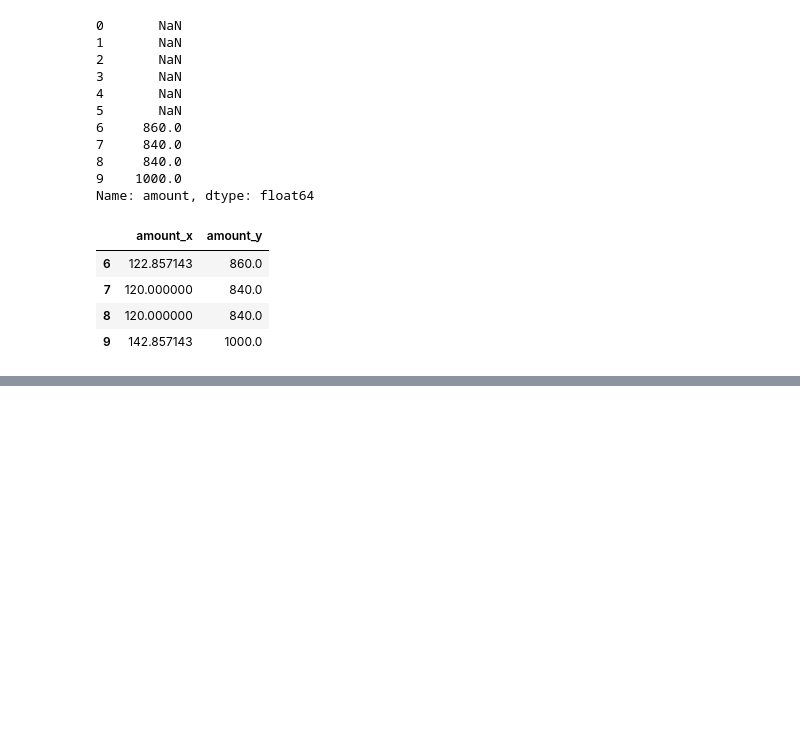
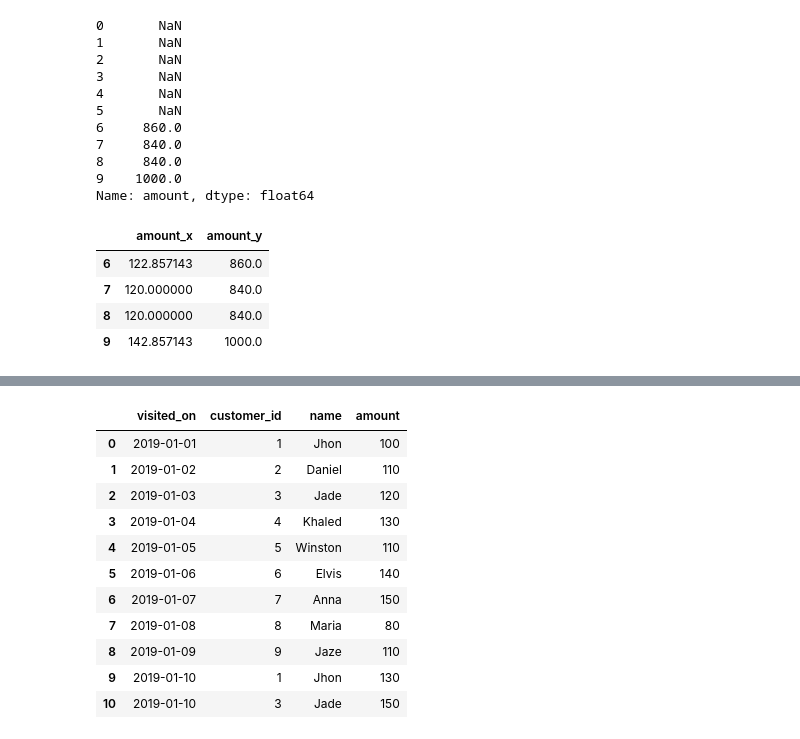
Before and after one commit to benkaan001/mysql_query_lab, a Jupyter notebook: mysql_query_lab/notebooks/leetcode50/06_04_restaurant_growth.ipynb, the cells around one changed output, grey strips where cells are left out. Drawn from its saved outputs; the diff is of its cells as text; code cells hidden in the pictures; blank space fills up the shorter version.

```diff
--- a/mysql_query_lab/notebooks/leetcode50/06_04_restaurant_growth.ipynb
+++ b/mysql_query_lab/notebooks/leetcode50/06_04_restaurant_growth.ipynb
@@ -346,0 +372,18 @@ merged_df
+# %%
+# Need to reset the index to be able to merge
+customer_df.reset_index(inplace=True)
+# %%
+customer_df
+# %% [output]
+|  | visited_on | customer_id | name | amount |
+| 0 | 2019-01-01 | 1 | Jhon | 100 |
+| 1 | 2019-01-02 | 2 | Daniel | 110 |
+| 2 | 2019-01-03 | 3 | Jade | 120 |
+| 3 | 2019-01-04 | 4 | Khaled | 130 |
+| 4 | 2019-01-05 | 5 | Winston | 110 |
+| 5 | 2019-01-06 | 6 | Elvis | 140 |
+| 6 | 2019-01-07 | 7 | Anna | 150 |
+| 7 | 2019-01-08 | 8 | Maria | 80 |
+| 8 | 2019-01-09 | 9 | Jaze | 110 |
+| 9 | 2019-01-10 | 1 | Jhon | 130 |
+| 10 | 2019-01-10 | 3 | Jade | 150 |
```
Also changed, not shown: parts of 6 cells of this notebook.
